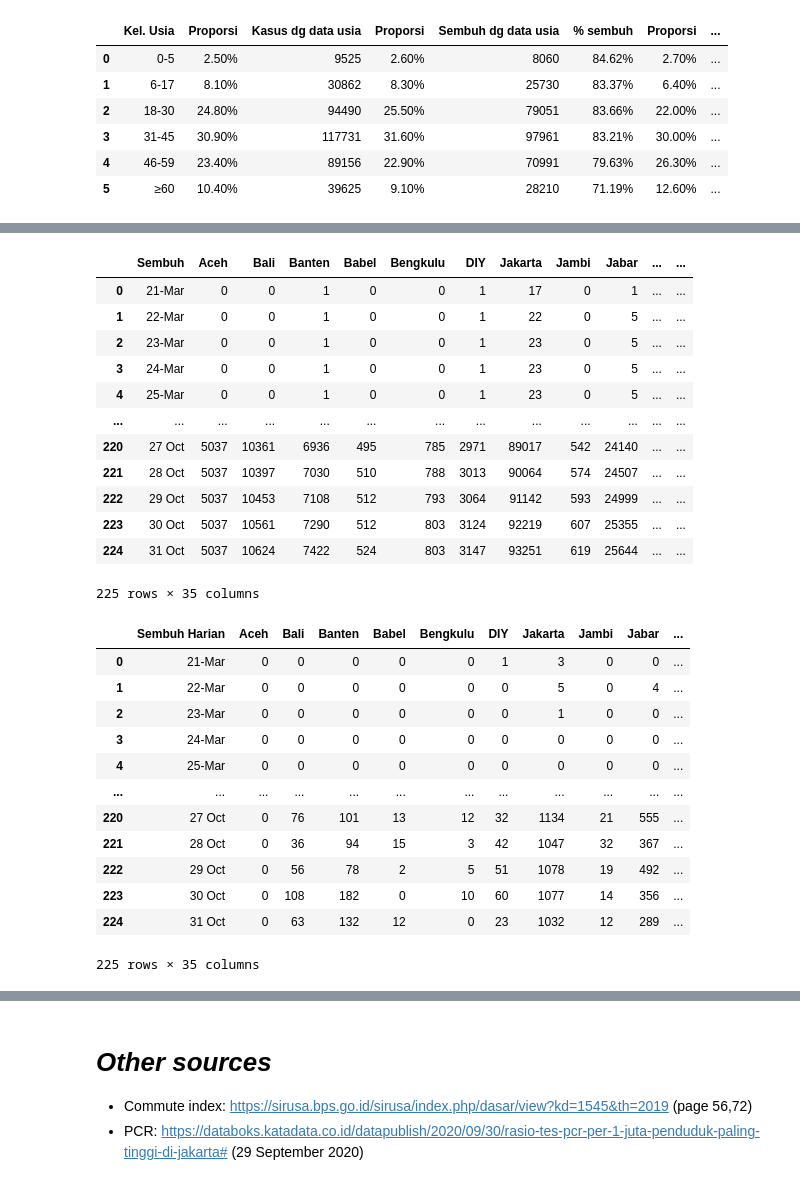
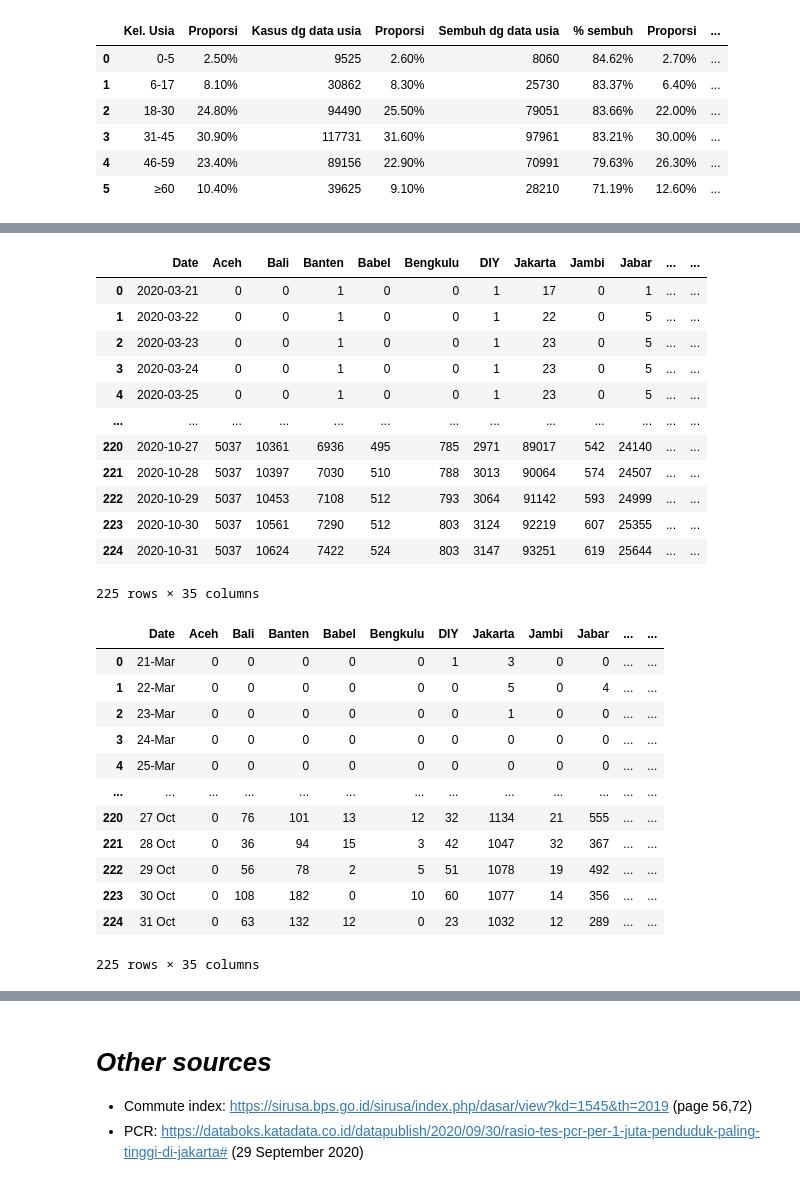
Before and after one commit to rahmalianto/Indonesian-Covid-Analysis, a Jupyter notebook: 1. Indonesian COVID19 Analysis - Load data.ipynb, the cells around one changed output, grey strips where cells are left out. Cells and saved outputs as stored; diff of their text form; code cells hidden in the pictures.

```diff
--- a/1. Indonesian COVID19 Analysis - Load data.ipynb
+++ b/1. Indonesian COVID19 Analysis - Load data.ipynb
@@ -296,51 +311,57 @@ df_total_recovered = df_total_recovered.fillna(0).replace('', 0)
 df_total_recovered.iloc[:,1:] = df_total_recovered.iloc[:,1:].replace(',','', regex=True).apply(pd.to_numeric).fillna(0)
 df_total_recovered.rename(columns=abbr, inplace=True)
 
+df_total_recovered.rename(columns={'Sembuh':'Date'}, inplace=True)
+df_total_recovered['Date'] = pd.date_range(start='03/21/2020', end='31/10/2020', freq='D')
+
 outfile = open('files/df_total_recovered', 'wb')
 pickle.dump(df_total_recovered, outfile)
 outfile.close()
 
 df_total_recovered
 # %% [output]
-|  | Sembuh | Aceh | Bali | Banten | Babel | Bengkulu | DIY | Jakarta | Jambi | Jabar | ... | ... |
-| 0 | 21-Mar | 0 | 0 | 1 | 0 | 0 | 1 | 17 | 0 | 1 | ... | ... |
-| 1 | 22-Mar | 0 | 0 | 1 | 0 | 0 | 1 | 22 | 0 | 5 | ... | ... |
-| 2 | 23-Mar | 0 | 0 | 1 | 0 | 0 | 1 | 23 | 0 | 5 | ... | ... |
-| 3 | 24-Mar | 0 | 0 | 1 | 0 | 0 | 1 | 23 | 0 | 5 | ... | ... |
-| 4 | 25-Mar | 0 | 0 | 1 | 0 | 0 | 1 | 23 | 0 | 5 | ... | ... |
+|  | Date | Aceh | Bali | Banten | Babel | Bengkulu | DIY | Jakarta | Jambi | Jabar | ... | ... |
+| 0 | 2020-03-21 | 0 | 0 | 1 | 0 | 0 | 1 | 17 | 0 | 1 | ... | ... |
+| 1 | 2020-03-22 | 0 | 0 | 1 | 0 | 0 | 1 | 22 | 0 | 5 | ... | ... |
+| 2 | 2020-03-23 | 0 | 0 | 1 | 0 | 0 | 1 | 23 | 0 | 5 | ... | ... |
+| 3 | 2020-03-24 | 0 | 0 | 1 | 0 | 0 | 1 | 23 | 0 | 5 | ... | ... |
+| 4 | 2020-03-25 | 0 | 0 | 1 | 0 | 0 | 1 | 23 | 0 | 5 | ... | ... |
 | ... | ... | ... | ... | ... | ... | ... | ... | ... | ... | ... | ... | ... |
-| 220 | 27 Oct | 5037 | 10361 | 6936 | 495 | 785 | 2971 | 89017 | 542 | 24140 | ... | ... |
-| 221 | 28 Oct | 5037 | 10397 | 7030 | 510 | 788 | 3013 | 90064 | 574 | 24507 | ... | ... |
-| 222 | 29 Oct | 5037 | 10453 | 7108 | 512 | 793 | 3064 | 91142 | 593 | 24999 | ... | ... |
-| 223 | 30 Oct | 5037 | 10561 | 7290 | 512 | 803 | 3124 | 92219 | 607 | 25355 | ... | ... |
-| 224 | 31 Oct | 5037 | 10624 | 7422 | 524 | 803 | 3147 | 93251 | 619 | 25644 | ... | ... |
+| 220 | 2020-10-27 | 5037 | 10361 | 6936 | 495 | 785 | 2971 | 89017 | 542 | 24140 | ... | ... |
+| 221 | 2020-10-28 | 5037 | 10397 | 7030 | 510 | 788 | 3013 | 90064 | 574 | 24507 | ... | ... |
+| 222 | 2020-10-29 | 5037 | 10453 | 7108 | 512 | 793 | 3064 | 91142 | 593 | 24999 | ... | ... |
+| 223 | 2020-10-30 | 5037 | 10561 | 7290 | 512 | 803 | 3124 | 92219 | 607 | 25355 | ... | ... |
+| 224 | 2020-10-31 | 5037 | 10624 | 7422 | 524 | 803 | 3147 | 93251 | 619 | 25644 | ... | ... |
 225 rows × 35 columns
 # %%
 # Timeline daily recovered each province
 values = get_table('Timeline!A918:AI1143')
 df_daily_recovered = pd.DataFrame(values[1:], columns=values[0])
 df_daily_recovered = df_daily_recovered.fillna(0).replace('', 0)
 df_daily_recovered.iloc[:,1:] = df_daily_recovered.iloc[:,1:].replace(',','', regex=True).apply(pd.to_numeric).fillna(0)
 df_daily_recovered.rename(columns=abbr, inplace=True)
 
+df_daily_recovered.rename(columns={'Sembuh Harian':'Date'}, inplace=True)
+df_total_recovered['Date'] = pd.date_range(start='03/21/2020', end='31/10/2020', freq='D')
+
 outfile = open('files/df_daily_recovered', 'wb')
 pickle.dump(df_daily_recovered, outfile)
 outfile.close()
 
 df_daily_recovered
 # %% [output]
-|  | Sembuh Harian | Aceh | Bali | Banten | Babel | Bengkulu | DIY | Jakarta | Jambi | Jabar | ... |
-| 0 | 21-Mar | 0 | 0 | 0 | 0 | 0 | 1 | 3 | 0 | 0 | ... |
-| 1 | 22-Mar | 0 | 0 | 0 | 0 | 0 | 0 | 5 | 0 | 4 | ... |
-| 2 | 23-Mar | 0 | 0 | 0 | 0 | 0 | 0 | 1 | 0 | 0 | ... |
-| 3 | 24-Mar | 0 | 0 | 0 | 0 | 0 | 0 | 0 | 0 | 0 | ... |
-| 4 | 25-Mar | 0 | 0 | 0 | 0 | 0 | 0 | 0 | 0 | 0 | ... |
-| ... | ... | ... | ... | ... | ... | ... | ... | ... | ... | ... | ... |
-| 220 | 27 Oct | 0 | 76 | 101 | 13 | 12 | 32 | 1134 | 21 | 555 | ... |
-| 221 | 28 Oct | 0 | 36 | 94 | 15 | 3 | 42 | 1047 | 32 | 367 | ... |
-| 222 | 29 Oct | 0 | 56 | 78 | 2 | 5 | 51 | 1078 | 19 | 492 | ... |
-| 223 | 30 Oct | 0 | 108 | 182 | 0 | 10 | 60 | 1077 | 14 | 356 | ... |
-| 224 | 31 Oct | 0 | 63 | 132 | 12 | 0 | 23 | 1032 | 12 | 289 | ... |
+|  | Date | Aceh | Bali | Banten | Babel | Bengkulu | DIY | Jakarta | Jambi | Jabar | ... | ... |
+| 0 | 21-Mar | 0 | 0 | 0 | 0 | 0 | 1 | 3 | 0 | 0 | ... | ... |
+| 1 | 22-Mar | 0 | 0 | 0 | 0 | 0 | 0 | 5 | 0 | 4 | ... | ... |
+| 2 | 23-Mar | 0 | 0 | 0 | 0 | 0 | 0 | 1 | 0 | 0 | ... | ... |
+| 3 | 24-Mar | 0 | 0 | 0 | 0 | 0 | 0 | 0 | 0 | 0 | ... | ... |
+| 4 | 25-Mar | 0 | 0 | 0 | 0 | 0 | 0 | 0 | 0 | 0 | ... | ... |
+| ... | ... | ... | ... | ... | ... | ... | ... | ... | ... | ... | ... | ... |
+| 220 | 27 Oct | 0 | 76 | 101 | 13 | 12 | 32 | 1134 | 21 | 555 | ... | ... |
+| 221 | 28 Oct | 0 | 36 | 94 | 15 | 3 | 42 | 1047 | 32 | 367 | ... | ... |
+| 222 | 29 Oct | 0 | 56 | 78 | 2 | 5 | 51 | 1078 | 19 | 492 | ... | ... |
+| 223 | 30 Oct | 0 | 108 | 182 | 0 | 10 | 60 | 1077 | 14 | 356 | ... | ... |
+| 224 | 31 Oct | 0 | 63 | 132 | 12 | 0 | 23 | 1032 | 12 | 289 | ... | ... |
 225 rows × 35 columns
 # %%
 # Timeline total death each province
```
Also changed, not shown: parts of 7 cells of this notebook, 9 other files.
